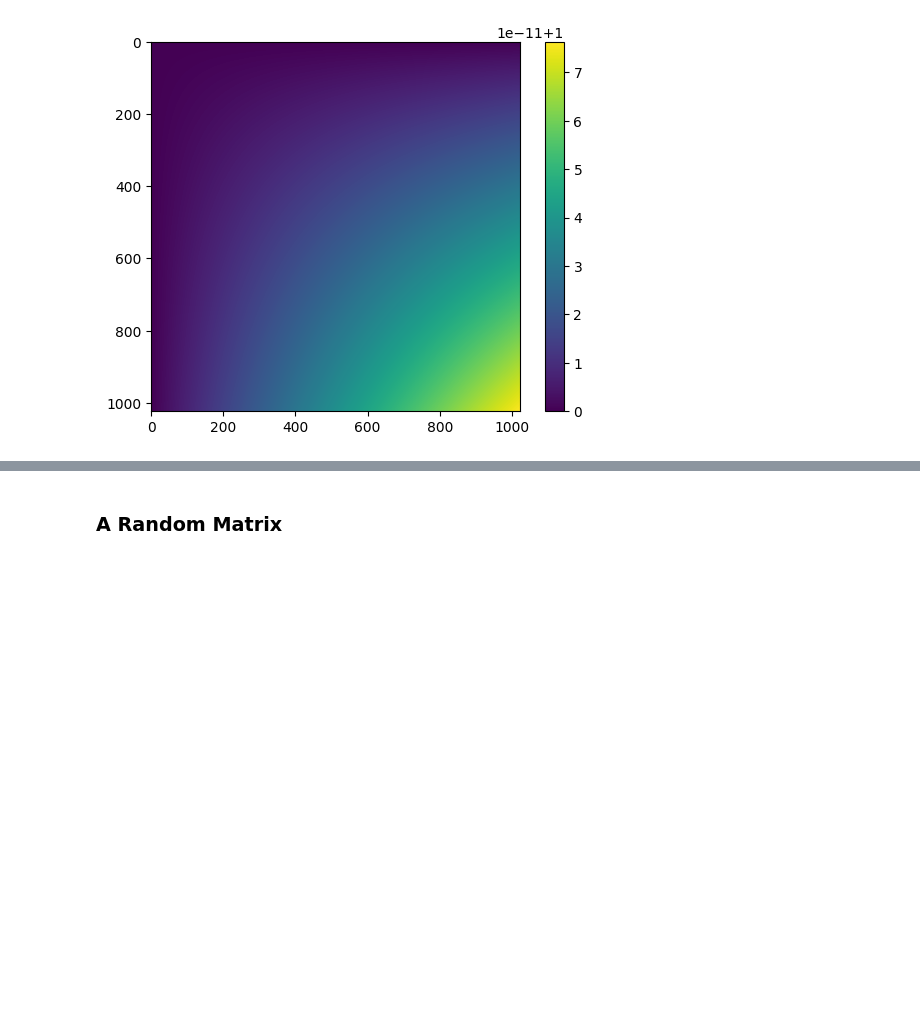
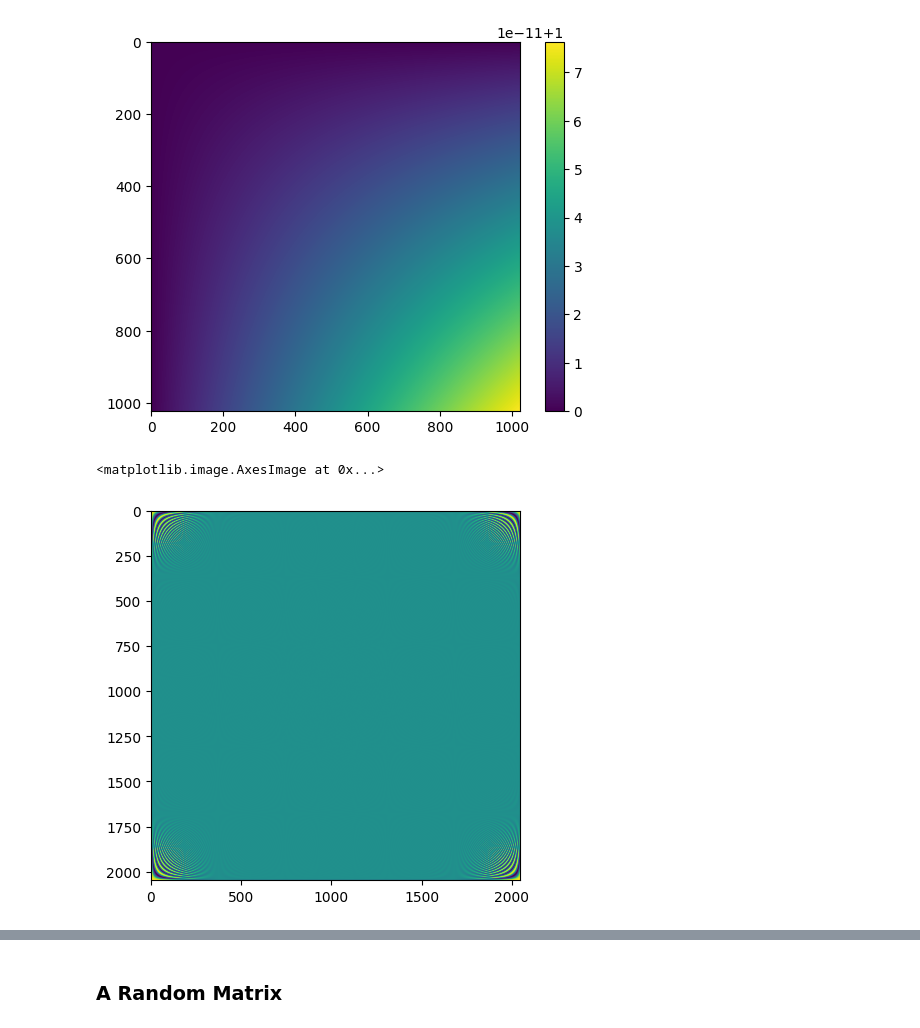
Before and after one commit to inducer/fast-alg-ie-notes, a Jupyter notebook: demos/near_and_far/Butterfly Factorization.ipynb, the cells around one changed output, grey strips where cells are left out. Drawn from its saved outputs; the diff is of its cells as text; code cells hidden in the pictures; blank space fills up the shorter version.

```diff
--- a/demos/near_and_far/Butterfly Factorization.ipynb
+++ b/demos/near_and_far/Butterfly Factorization.ipynb
@@ -80,3 +47,8 @@ print(np.max(np.abs(quotient - 1)))
 # %% [output]
 7.629497034145061e-11
 [figure]
+# %%
+plt.imshow(dft.real)
+# %% [output]
+<matplotlib.image.AxesImage at 0x...>
+[figure, added]
```
Also changed, not shown: parts of 25 cells of this notebook.
